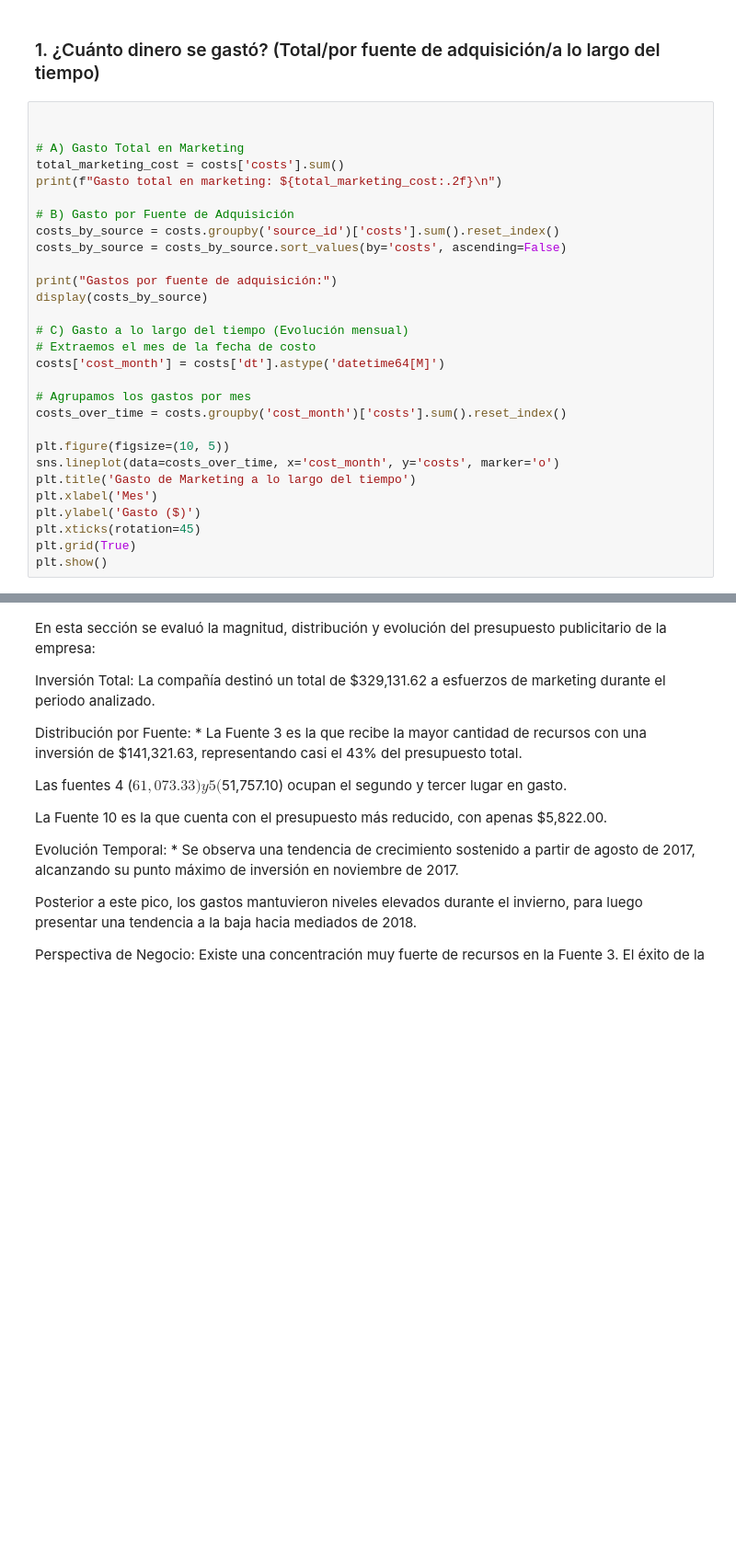
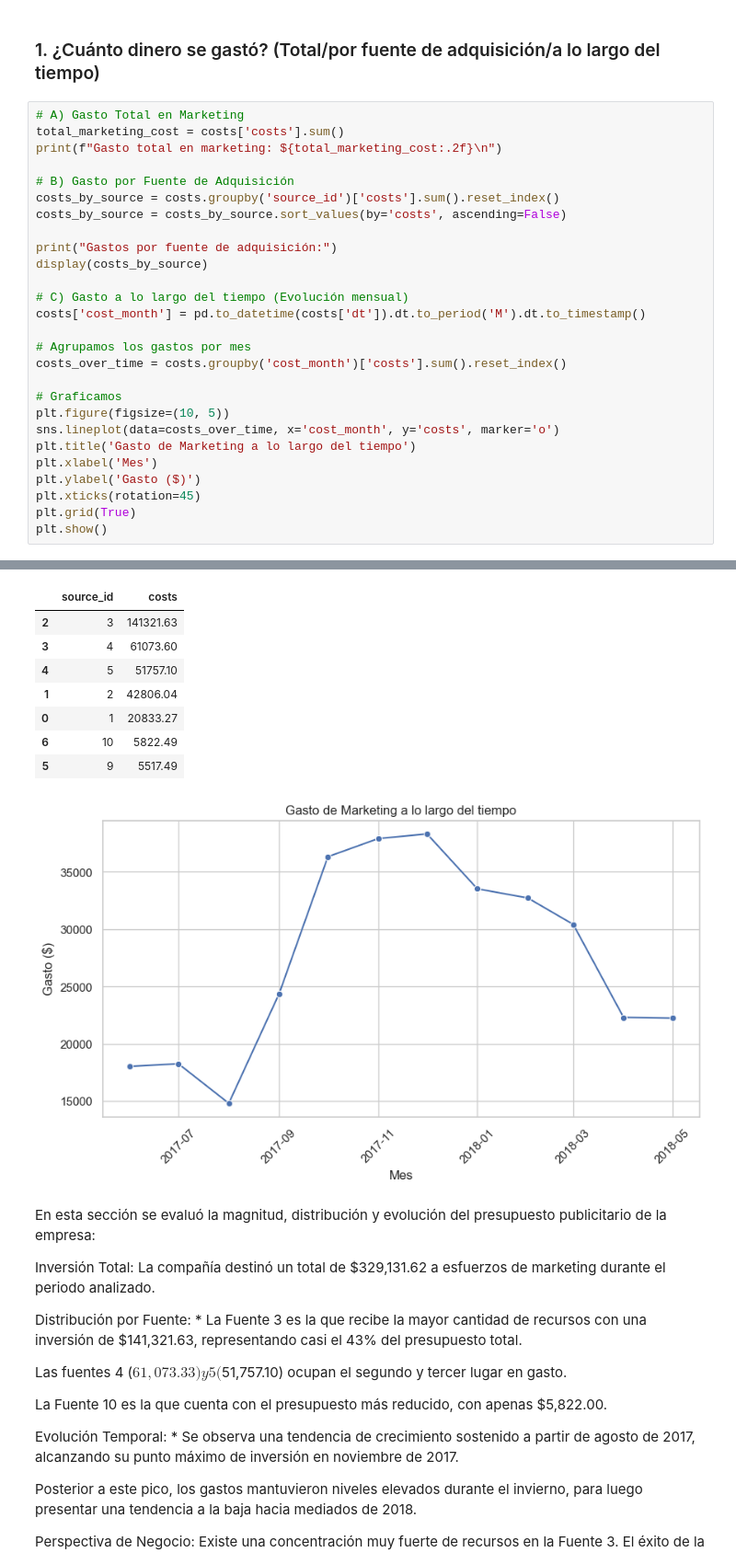
Before and after one commit to kevinsbonola/Optimizing_Profitability_in_Marketing, a Jupyter notebook: Marketing.ipynb, the cells around one changed output, grey strips where cells are left out. Shown at 92% size. Drawn from its saved outputs; the diff is of its cells as text; blank space fills up the shorter version.

```diff
--- a/Marketing.ipynb
+++ b/Marketing.ipynb
@@ -327,8 +397,6 @@ plt.show()
 # %% [markdown]
 ### 1. ¿Cuánto dinero se gastó? (Total/por fuente de adquisición/a lo largo del tiempo)
 # %%
-
-
 # A) Gasto Total en Marketing
 total_marketing_cost = costs['costs'].sum()
 print(f"Gasto total en marketing: ${total_marketing_cost:.2f}\n")
@@ -341,12 +409,12 @@ print("Gastos por fuente de adquisición:")
 display(costs_by_source)
 
 # C) Gasto a lo largo del tiempo (Evolución mensual)
-# Extraemos el mes de la fecha de costo
-costs['cost_month'] = costs['dt'].astype('datetime64[M]')
+costs['cost_month'] = pd.to_datetime(costs['dt']).dt.to_period('M').dt.to_timestamp()
 
 # Agrupamos los gastos por mes
 costs_over_time = costs.groupby('cost_month')['costs'].sum().reset_index()
 
+# Graficamos
 plt.figure(figsize=(10, 5))
 sns.lineplot(data=costs_over_time, x='cost_month', y='costs', marker='o')
 plt.title('Gasto de Marketing a lo largo del tiempo')
@@ -355,3 +423,4 @@ plt.ylabel('Gasto ($)')
 plt.xticks(rotation=45)
 plt.grid(True)
 plt.show()
+# %% [output]
@@ -358,3 +430,12 @@ plt.show()
+|  | source_id | costs |
+| 2 | 3 | 141321.63 |
+| 3 | 4 | 61073.60 |
+| 4 | 5 | 51757.10 |
+| 1 | 2 | 42806.04 |
+| 0 | 1 | 20833.27 |
+| 6 | 10 | 5822.49 |
+| 5 | 9 | 5517.49 |
+[figure, added]
 # %% [markdown]
 En esta sección se evaluó la magnitud, distribución y evolución del presupuesto publicitario de la empresa:
 
```
Also changed, not shown: parts of 22 cells of this notebook, 1 other file.
